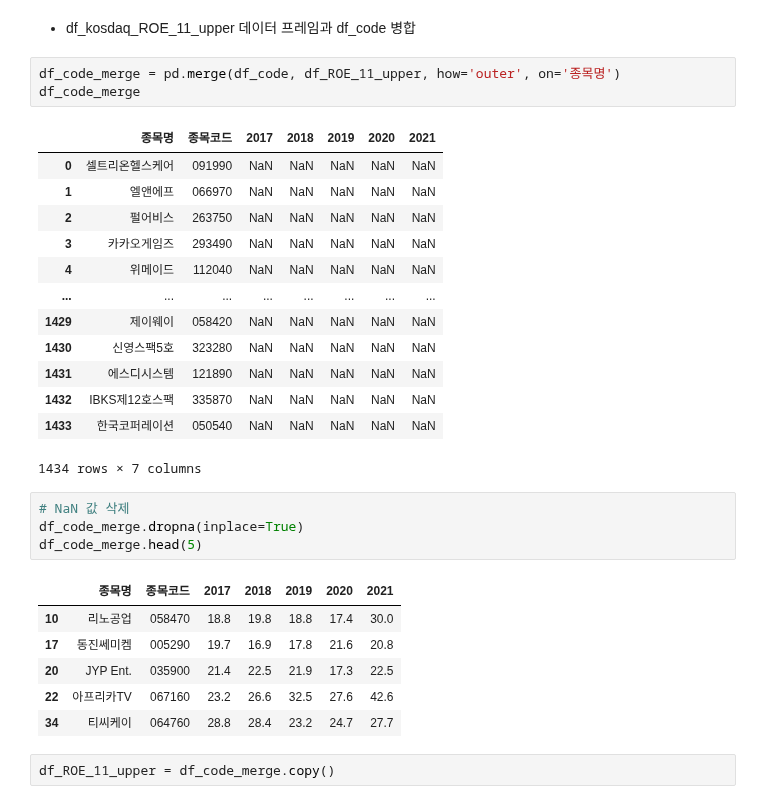
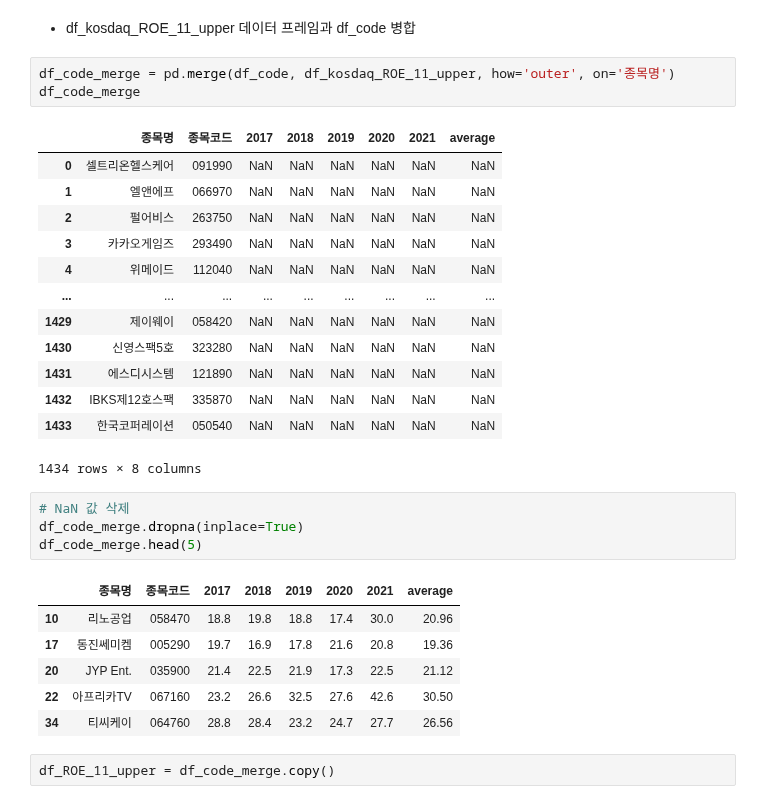
Before and after one commit to youngai1112/HK_Project, a Jupyter notebook: 3_데이터 가공/KOSDAQ&KOSPI/01_KOSDAQ_ROE&CODE.ipynb, the cells around one changed output. Drawn from its saved outputs; the diff is of its cells as text.

```diff
--- a/3_데이터 가공/KOSDAQ&KOSPI/01_KOSDAQ_ROE&CODE.ipynb
+++ b/3_데이터 가공/KOSDAQ&KOSPI/01_KOSDAQ_ROE&CODE.ipynb
@@ -173,33 +173,33 @@ df_code.head()
 # %% [markdown]
 - df_kosdaq_ROE_11_upper 데이터 프레임과 df_code 병합
 # %%
-df_code_merge = pd.merge(df_code, df_ROE_11_upper, how='outer', on='종목명')
+df_code_merge = pd.merge(df_code, df_kosdaq_ROE_11_upper, how='outer', on='종목명')
 df_code_merge
 # %% [output]
-|  | 종목명 | 종목코드 | 2017 | 2018 | 2019 | 2020 | 2021 |
-| 0 | 셀트리온헬스케어 | 091990 | NaN | NaN | NaN | NaN | NaN |
-| 1 | 엘앤에프 | 066970 | NaN | NaN | NaN | NaN | NaN |
-| 2 | 펄어비스 | 263750 | NaN | NaN | NaN | NaN | NaN |
-| 3 | 카카오게임즈 | 293490 | NaN | NaN | NaN | NaN | NaN |
-| 4 | 위메이드 | 112040 | NaN | NaN | NaN | NaN | NaN |
-| ... | ... | ... | ... | ... | ... | ... | ... |
-| 1429 | 제이웨이 | 058420 | NaN | NaN | NaN | NaN | NaN |
-| 1430 | 신영스팩5호 | 323280 | NaN | NaN | NaN | NaN | NaN |
-| 1431 | 에스디시스템 | 121890 | NaN | NaN | NaN | NaN | NaN |
-| 1432 | IBKS제12호스팩 | 335870 | NaN | NaN | NaN | NaN | NaN |
-| 1433 | 한국코퍼레이션 | 050540 | NaN | NaN | NaN | NaN | NaN |
+|  | 종목명 | 종목코드 | 2017 | 2018 | 2019 | 2020 | 2021 | average |
+| 0 | 셀트리온헬스케어 | 091990 | NaN | NaN | NaN | NaN | NaN | NaN |
+| 1 | 엘앤에프 | 066970 | NaN | NaN | NaN | NaN | NaN | NaN |
+| 2 | 펄어비스 | 263750 | NaN | NaN | NaN | NaN | NaN | NaN |
+| 3 | 카카오게임즈 | 293490 | NaN | NaN | NaN | NaN | NaN | NaN |
+| 4 | 위메이드 | 112040 | NaN | NaN | NaN | NaN | NaN | NaN |
+| ... | ... | ... | ... | ... | ... | ... | ... | ... |
+| 1429 | 제이웨이 | 058420 | NaN | NaN | NaN | NaN | NaN | NaN |
+| 1430 | 신영스팩5호 | 323280 | NaN | NaN | NaN | NaN | NaN | NaN |
+| 1431 | 에스디시스템 | 121890 | NaN | NaN | NaN | NaN | NaN | NaN |
+| 1432 | IBKS제12호스팩 | 335870 | NaN | NaN | NaN | NaN | NaN | NaN |
+| 1433 | 한국코퍼레이션 | 050540 | NaN | NaN | NaN | NaN | NaN | NaN |
-1434 rows × 7 columns
+1434 rows × 8 columns
 # %%
 # NaN 값 삭제
 df_code_merge.dropna(inplace=True)
 df_code_merge.head(5)
 # %% [output]
-|  | 종목명 | 종목코드 | 2017 | 2018 | 2019 | 2020 | 2021 |
-| 10 | 리노공업 | 058470 | 18.8 | 19.8 | 18.8 | 17.4 | 30.0 |
-| 17 | 동진쎄미켐 | 005290 | 19.7 | 16.9 | 17.8 | 21.6 | 20.8 |
-| 20 | JYP Ent. | 035900 | 21.4 | 22.5 | 21.9 | 17.3 | 22.5 |
-| 22 | 아프리카TV | 067160 | 23.2 | 26.6 | 32.5 | 27.6 | 42.6 |
-| 34 | 티씨케이 | 064760 | 28.8 | 28.4 | 23.2 | 24.7 | 27.7 |
+|  | 종목명 | 종목코드 | 2017 | 2018 | 2019 | 2020 | 2021 | average |
+| 10 | 리노공업 | 058470 | 18.8 | 19.8 | 18.8 | 17.4 | 30.0 | 20.96 |
+| 17 | 동진쎄미켐 | 005290 | 19.7 | 16.9 | 17.8 | 21.6 | 20.8 | 19.36 |
+| 20 | JYP Ent. | 035900 | 21.4 | 22.5 | 21.9 | 17.3 | 22.5 | 21.12 |
+| 22 | 아프리카TV | 067160 | 23.2 | 26.6 | 32.5 | 27.6 | 42.6 | 30.50 |
+| 34 | 티씨케이 | 064760 | 28.8 | 28.4 | 23.2 | 24.7 | 27.7 | 26.56 |
 # %%
 df_ROE_11_upper = df_code_merge.copy()
 # %%
```
Also changed, not shown: parts of 2 cells of this notebook.
